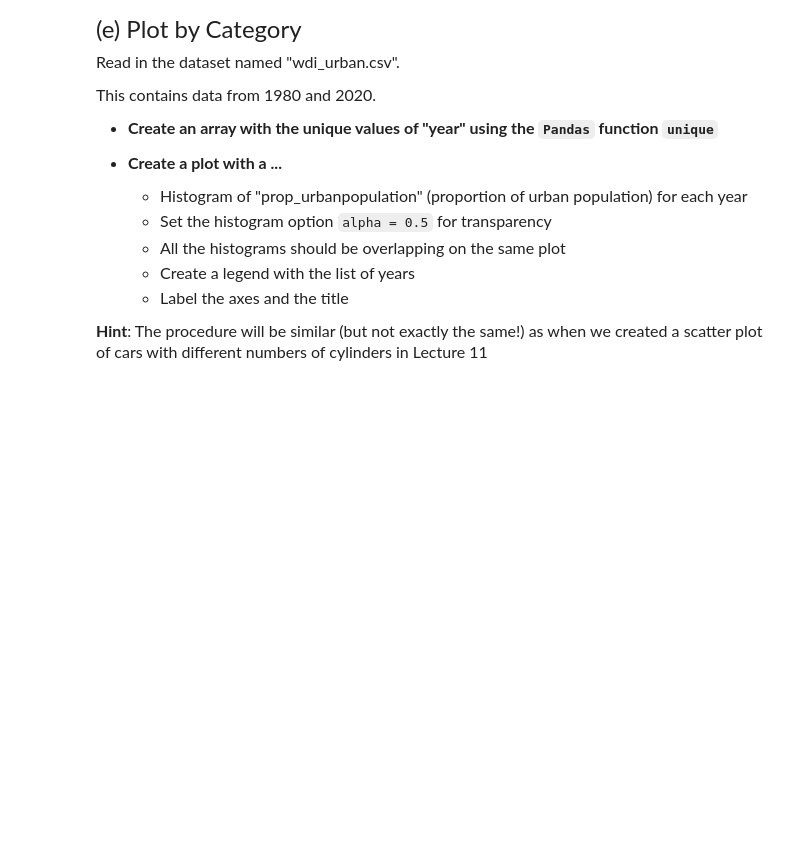
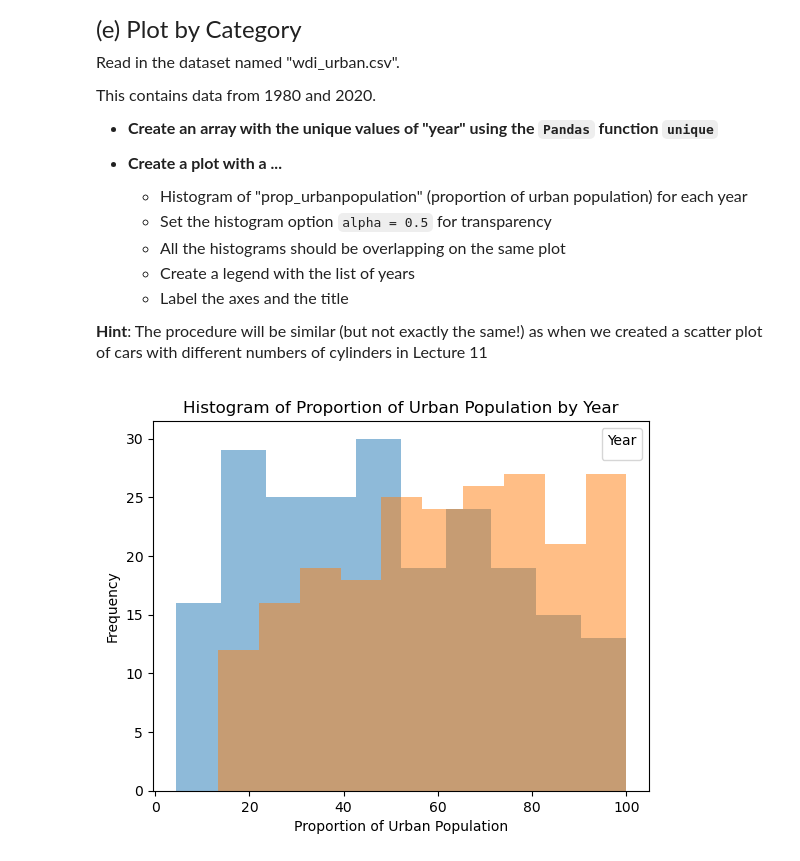
Before and after one commit to AxParr/qtm151fall2025, a Jupyter notebook: Assignments/assignment_6/assignment6 copy.ipynb, the cells around one changed output. Saved outputs shown, nothing was run; the diff lists cells and outputs as text; code cells hidden in the pictures; blank space fills up the shorter version.

```diff
--- a/Assignments/assignment_6/assignment6 copy.ipynb
+++ b/Assignments/assignment_6/assignment6 copy.ipynb
@@ -97,0 +208,19 @@ Read in the dataset named "wdi_urban.csv".
+# %%
+# your answer here
+wdi_urban = pd.read_csv("data/wdi_urban.csv")
+
+# finding unique years
+array_unique_years = pd.unique(wdi_urban["year"])
+
+# creating a histogram
+for year in array_unique_years:
+    df = wdi_urban.query("year == @year")
+    plt.hist(x = df["prop_urbanpopulation"], alpha = 0.5,)
+
+plt.xlabel('Proportion of Urban Population')
+plt.ylabel('Frequency')
+plt.title('Histogram of Proportion of Urban Population by Year')
+plt.legend(title='Year')
+plt.show()
+# %% [output]
+[figure, added]
```
Also changed, not shown: parts of 10 cells of this notebook, 1 other file.
